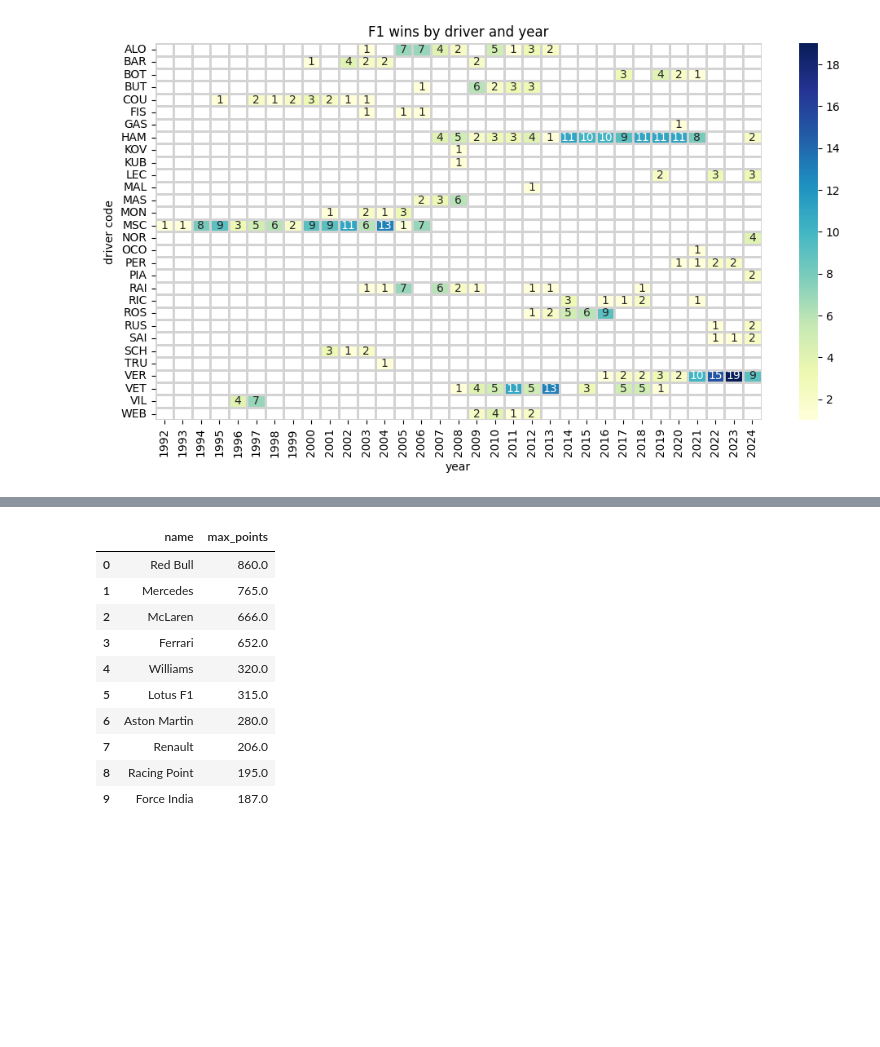
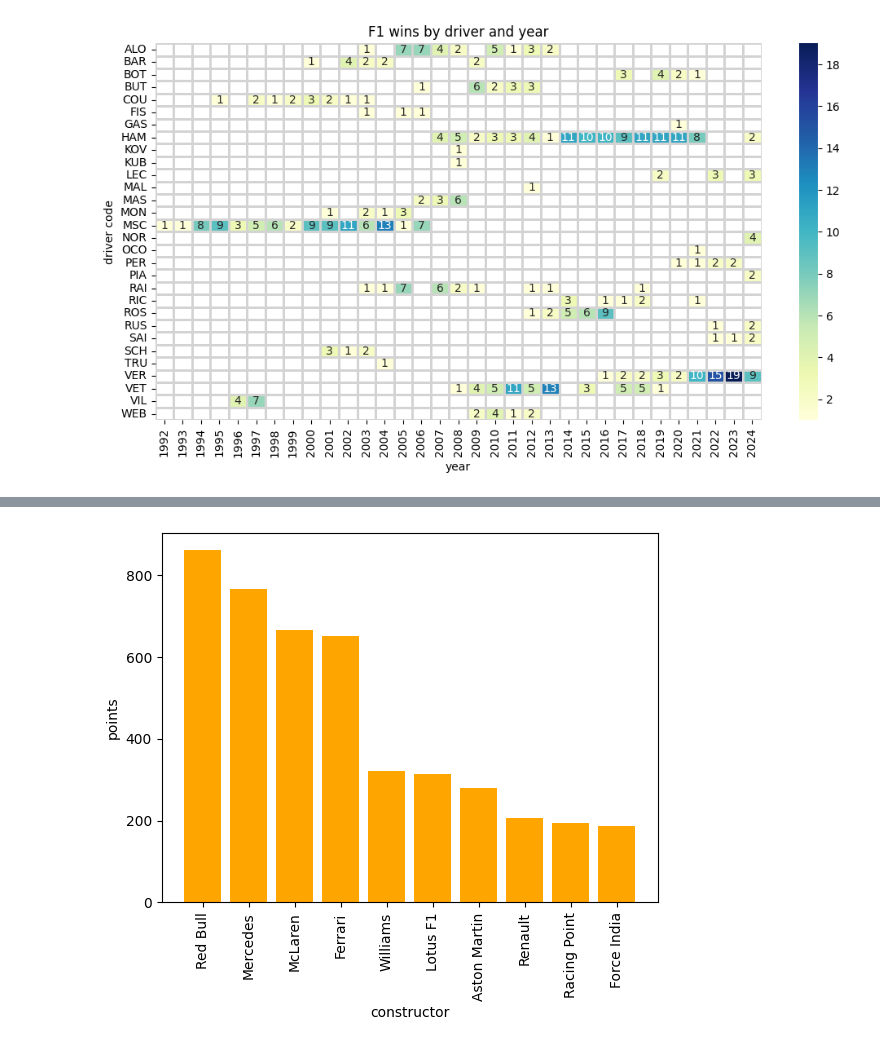
Before and after one commit to GrandEchoWhiskey/f1-analysis, a Jupyter notebook: analysis.ipynb, the cells around one changed output, grey strips where cells are left out. Saved outputs shown, nothing was run; the diff lists cells and outputs as text; code cells hidden in the pictures; blank space fills up the shorter version.

```diff
--- a/analysis.ipynb
+++ b/analysis.ipynb
@@ -204,21 +201,17 @@ df.head(10)
 # %%
 q = "SELECT name, MAX(points) AS max_points " \
     "FROM constructor_standings " \
     "INNER JOIN constructors ON constructor_standings.constructorId = constructors.constructorId " \
     "GROUP BY name " \
     "ORDER BY max_points DESC;"
 
 df = pd.read_sql_query(q, conn)
-df.head(10)
+df = df.head(10)
+
+plt.bar(df.name, df.max_points)
+plt.xlabel('constructor')
+plt.ylabel('points')
+plt.xticks(rotation=90)
+plt.show()
 # %% [output]
-|  | name | max_points |
-| 0 | Red Bull | 860.0 |
-| 1 | Mercedes | 765.0 |
-| 2 | McLaren | 666.0 |
-| 3 | Ferrari | 652.0 |
-| 4 | Williams | 320.0 |
-| 5 | Lotus F1 | 315.0 |
-| 6 | Aston Martin | 280.0 |
-| 7 | Renault | 206.0 |
-| 8 | Racing Point | 195.0 |
-| 9 | Force India | 187.0 |
+[figure, added]
```
Also changed, not shown: parts of 4 cells of this notebook, 1 other file.
